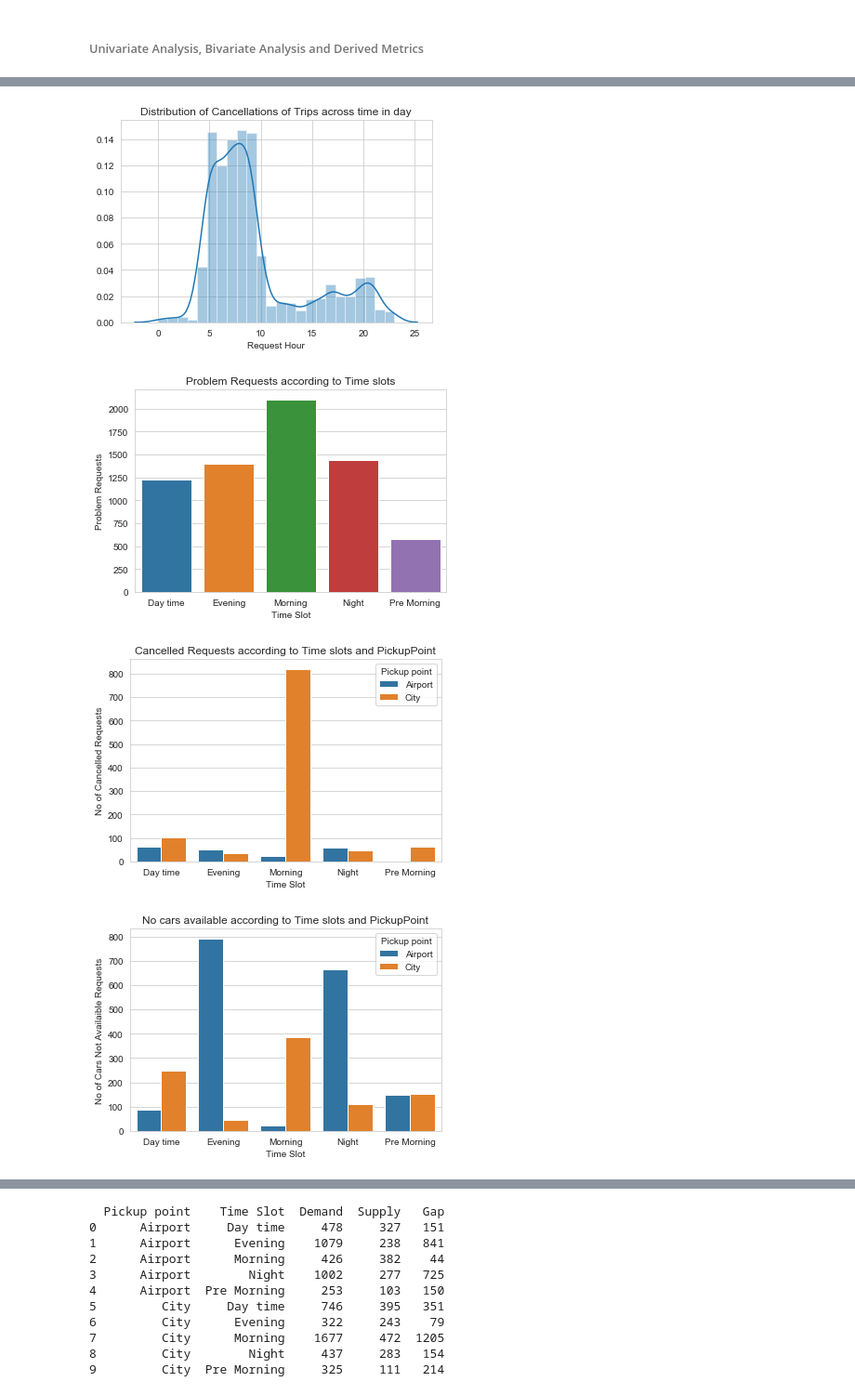
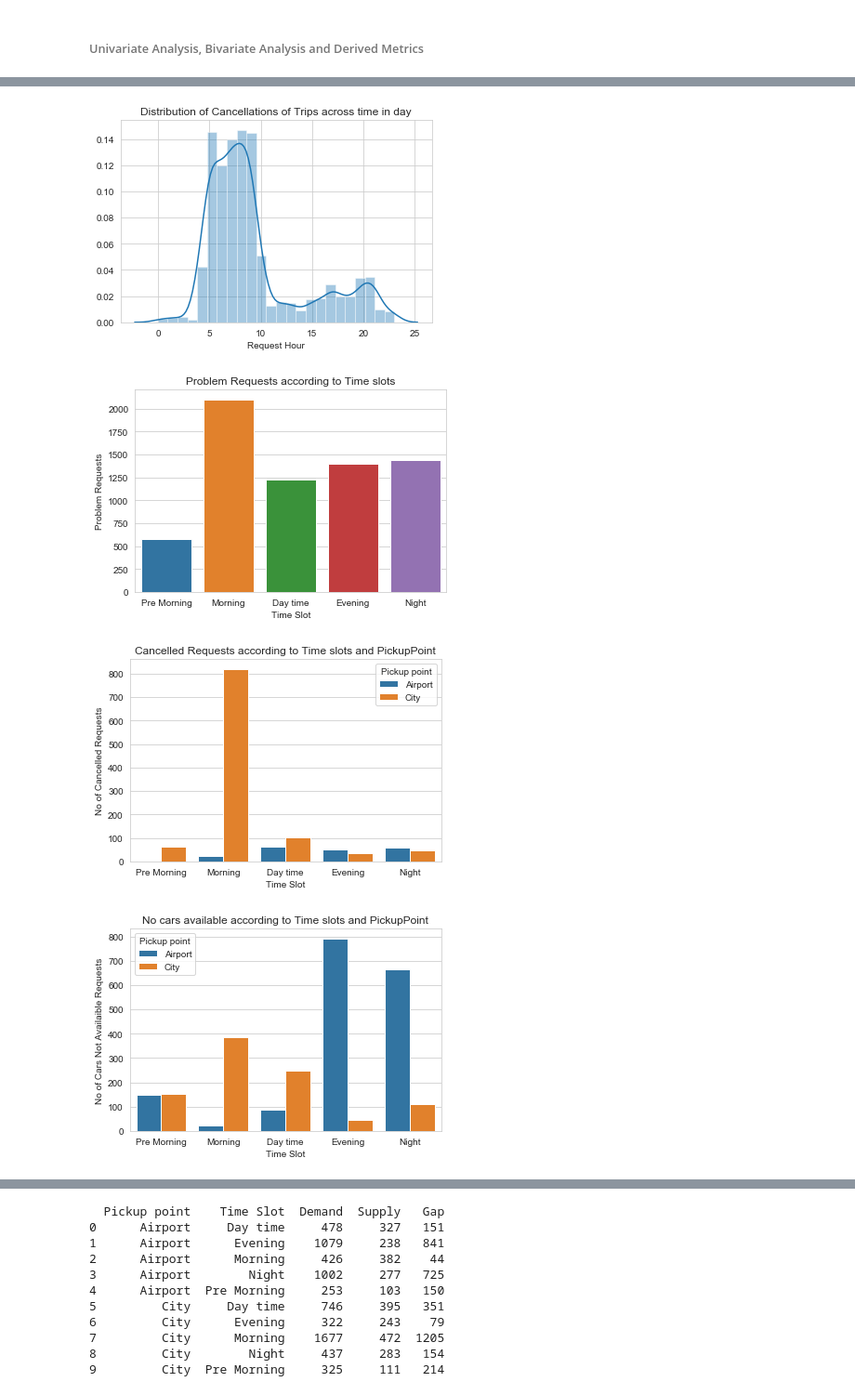
Before and after one commit to karandeepmalik/Data-Science, a Jupyter notebook: Analysis of Supply and Demand Gap of cars at Uber using EDA/Uber Supply and Demand Gap Assignment.ipynb, the cells around one changed output, grey strips where cells are left out. Shown at 93% size. Drawn from its saved outputs; the diff is of its cells as text; code cells hidden in the pictures.

```diff
--- a/Analysis of Supply and Demand Gap of cars at Uber using EDA/Uber Supply and Demand Gap Assignment.ipynb
+++ b/Analysis of Supply and Demand Gap of cars at Uber using EDA/Uber Supply and Demand Gap Assignment.ipynb
@@ -9,7 +9,7 @@ import seaborn as sns
 # Read the given Uber Request Data. csv into a data frame uber_df
 # It is expected that the file with data is kept in the same folder
 # as this ipynb file.
-uber_df = pd.read_csv("Uber Request Data.csv",encoding="ISO-8859-1")
+uber_df = pd.read_csv("./Data Set/Uber Request Data.csv",encoding="ISO-8859-1")
 print(uber_df.shape)
 print(uber_df.info())
 # %% [output]
@@ -345,40 +346,43 @@ plt.show()
 # From the graph it looks like the peak of trips  getting cancelled is during
 # 5 am - 10 am . So, Morning Hours is problematic
 
 
 # Analysing Problem requests by Time slot
 uber_df_problem_requests_by_time_slot =  uber_df.groupby(by=['Time Slot'])['Time Slot'].count()\
                                           .reset_index(name='Problem Requests')
-fig = sns.barplot(x='Time Slot', y='Problem Requests', data=uber_df_problem_requests_by_time_slot)
+fig = sns.barplot(x='Time Slot', y='Problem Requests', order=['Pre Morning','Morning',\
+                  'Day time','Evening','Night'], data=uber_df_problem_requests_by_time_slot)
 fig.set_title('Problem Requests according to Time slots')
 plt.show()
 # The most problematic time slot is Morning
 
 
 # Analysing 'Cancelled' requests by Pickup point
-uber_df_cancel_by_time_slot_pickup_point = df_requests_cancelled.groupby(by=['Time Slot','Pickup point'])\
+uber_df_cancel_by_time_slot_pickup_point = df_requests_cancelled.groupby\
+                                           (by=['Time Slot','Pickup point'])\
                                            ['Time Slot'].count()\
                                            .reset_index(name='No of Cancelled Requests')
 fig = sns.barplot(x="Time Slot", y='No of Cancelled Requests', \
-                  hue='Pickup point',data=uber_df_cancel_by_time_slot_pickup_point)
+                  hue='Pickup point', order=['Pre Morning','Morning','Day time','Evening'\
+                  , 'Night'],data=uber_df_cancel_by_time_slot_pickup_point)
 fig.set_title('Cancelled Requests according to Time slots and PickupPoint')
 plt.show()
 
 # Analysing requests with 'No Cars Available' Status by Pickup point
 uber_df_no_cars_avail_by_time_slot_pickup_point = \
                     df_requests_cars_not_avail.groupby(by=['Time Slot','Pickup point'])\
                    ['Time Slot'].count() \
                   .reset_index(name='No of Cars Not Availaible Requests')
 fig = sns.barplot(x="Time Slot", y='No of Cars Not Availaible Requests', \
-                  hue='Pickup point', \
-                  data=uber_df_no_cars_avail_by_time_slot_pickup_point)
+                  hue='Pickup point', order=['Pre Morning','Morning','Day time','Evening'\
+                  , 'Night'],data=uber_df_no_cars_avail_by_time_slot_pickup_point)
 fig.set_title('No cars available according to Time slots and PickupPoint')
 plt.show()
 # %% [output]
 [figure]
 [figure]
-[figure, old version]
+[figure, new version]
-[figure, old version]
+[figure, new version]
-[figure, old version]
+[figure, new version]
 # %%
 # Let's analyse trips on the basis of pick up point
```
Also changed, not shown: parts of 3 cells of this notebook, 1 other file.
